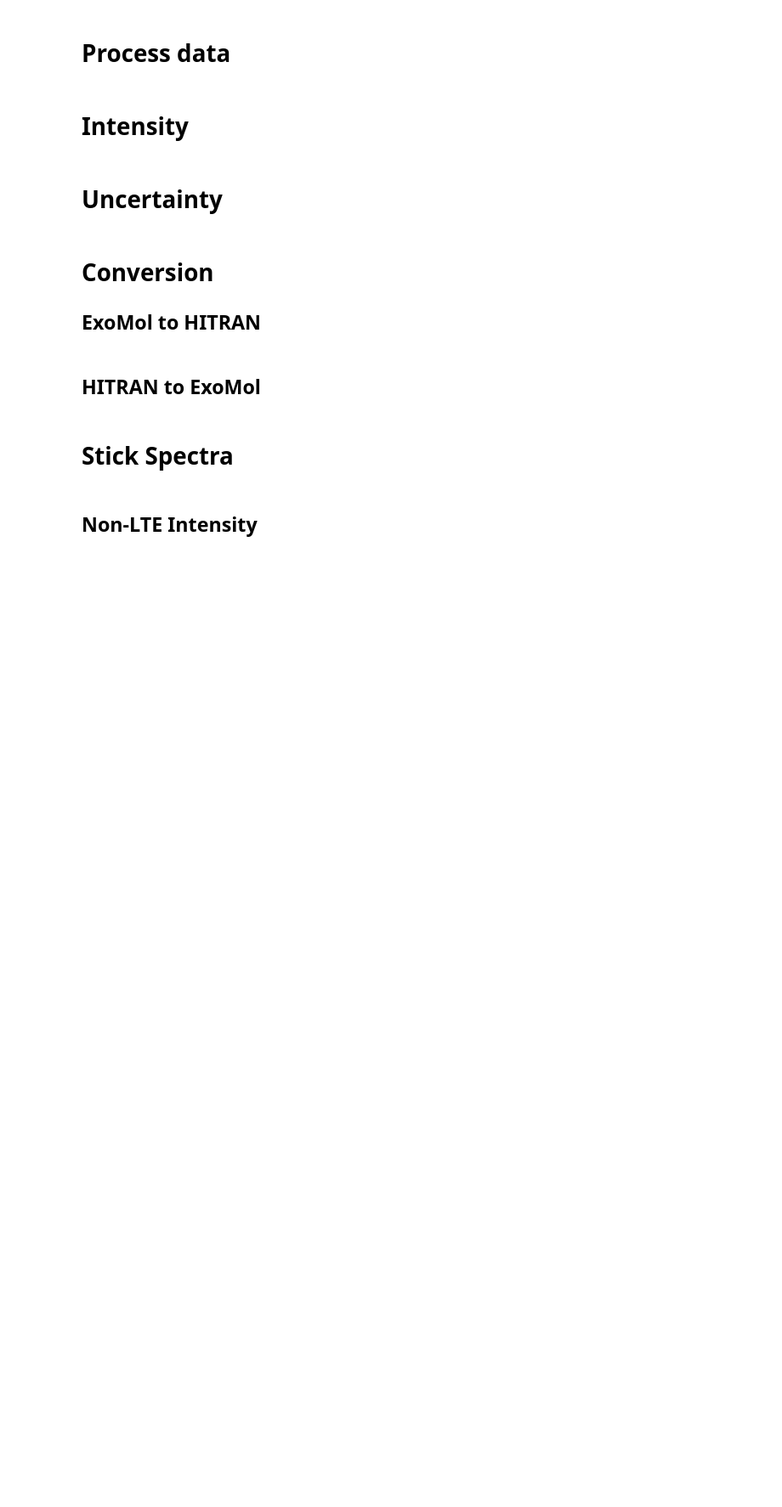
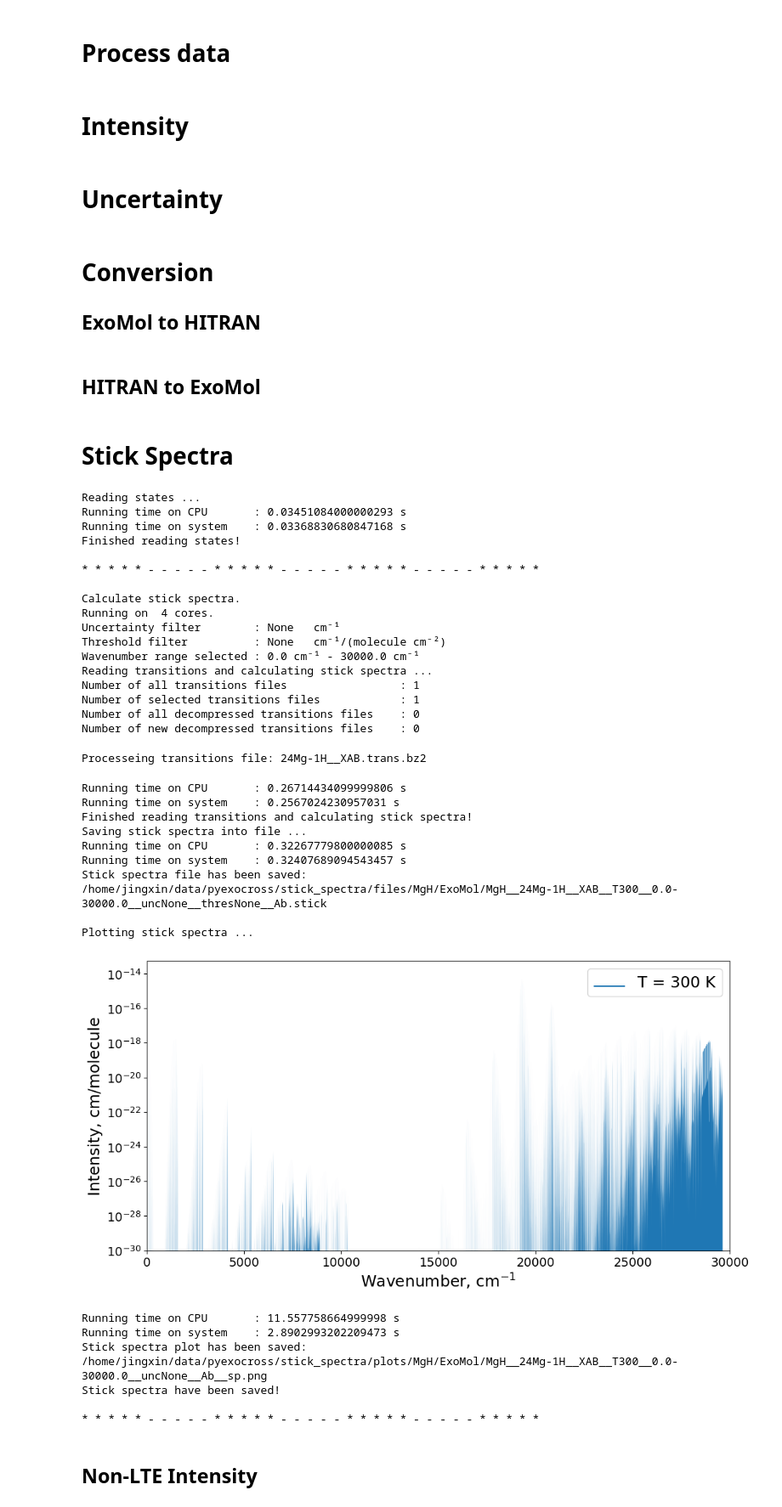
Before and after one commit to Beryl-Jingxin/PyExoCross, a Jupyter notebook: pyexocross.ipynb, the cells around one changed output. Shown at 85% size. Drawn from its saved outputs; the diff is of its cells as text; code cells hidden in the pictures; blank space fills up the shorter version.

```diff
--- a/pyexocross.ipynb
+++ b/pyexocross.ipynb
@@ -2304,10 +2304,45 @@ def hitran_stick_spectra(hitran_linelist_df, QNs_col, T):
     print('Stick spectra have been saved!\n')
     print('* * * * * - - - - - * * * * * - - - - - * * * * * - - - - - * * * * *\n')
 # %%
-# T = 2000
-# states_df = read_all_states(read_path)
-# states_part_df = read_part_states(states_df)
-# exomol_stick_spectra(states_part_df, T)
+T = 300
+states_df = read_all_states(read_path)
+states_part_df = read_part_states(states_df)
+exomol_stick_spectra(states_part_df, T)
+# %% [output]
+Reading states ...
+Running time on CPU       : 0.03451084000000293 s
+Running time on system    : 0.03368830680847168 s
+Finished reading states!
+
+* * * * * - - - - - * * * * * - - - - - * * * * * - - - - - * * * * *
+
+Calculate stick spectra.
+Running on  4 cores.
+Uncertainty filter        : None   cm⁻¹
+Threshold filter          : None   cm⁻¹/(molecule cm⁻²)
+Wavenumber range selected : 0.0 cm⁻¹ - 30000.0 cm⁻¹
+Reading transitions and calculating stick spectra ...
+Number of all transitions files                 : 1
+Number of selected transitions files            : 1
+Number of all decompressed transitions files    : 0
+Number of new decompressed transitions files    : 0
+Processeing transitions file: 24Mg-1H__XAB.trans.bz2
+Running time on CPU       : 0.26714434099999806 s
+Running time on system    : 0.2567024230957031 s
+Finished reading transitions and calculating stick spectra!
+Saving stick spectra into file ...
+Running time on CPU       : 0.32267779800000085 s
+Running time on system    : 0.32407689094543457 s
+Stick spectra file has been saved: /home/jingxin/data/pyexocross/stick_spectra/files/MgH/ExoMol/MgH__24Mg-1H__XAB__T300__0.0-30000.0__uncNone__thresNone__Ab.stick
+
+Plotting stick spectra ...
+[figure, added]
+Running time on CPU       : 11.557758664999998 s
+Running time on system    : 2.8902993202209473 s
+Stick spectra plot has been saved: /home/jingxin/data/pyexocross/stick_spectra/plots/MgH/ExoMol/MgH__24Mg-1H__XAB__T300__0.0-30000.0__uncNone__Ab__sp.png
+Stick spectra have been saved!
+
+* * * * * - - - - - * * * * * - - - - - * * * * * - - - - - * * * * *
 # %%
 # T = 300
 # abs_emi = 'Ab'
```
Also changed, not shown: parts of 19 cells of this notebook, 2 other files.
